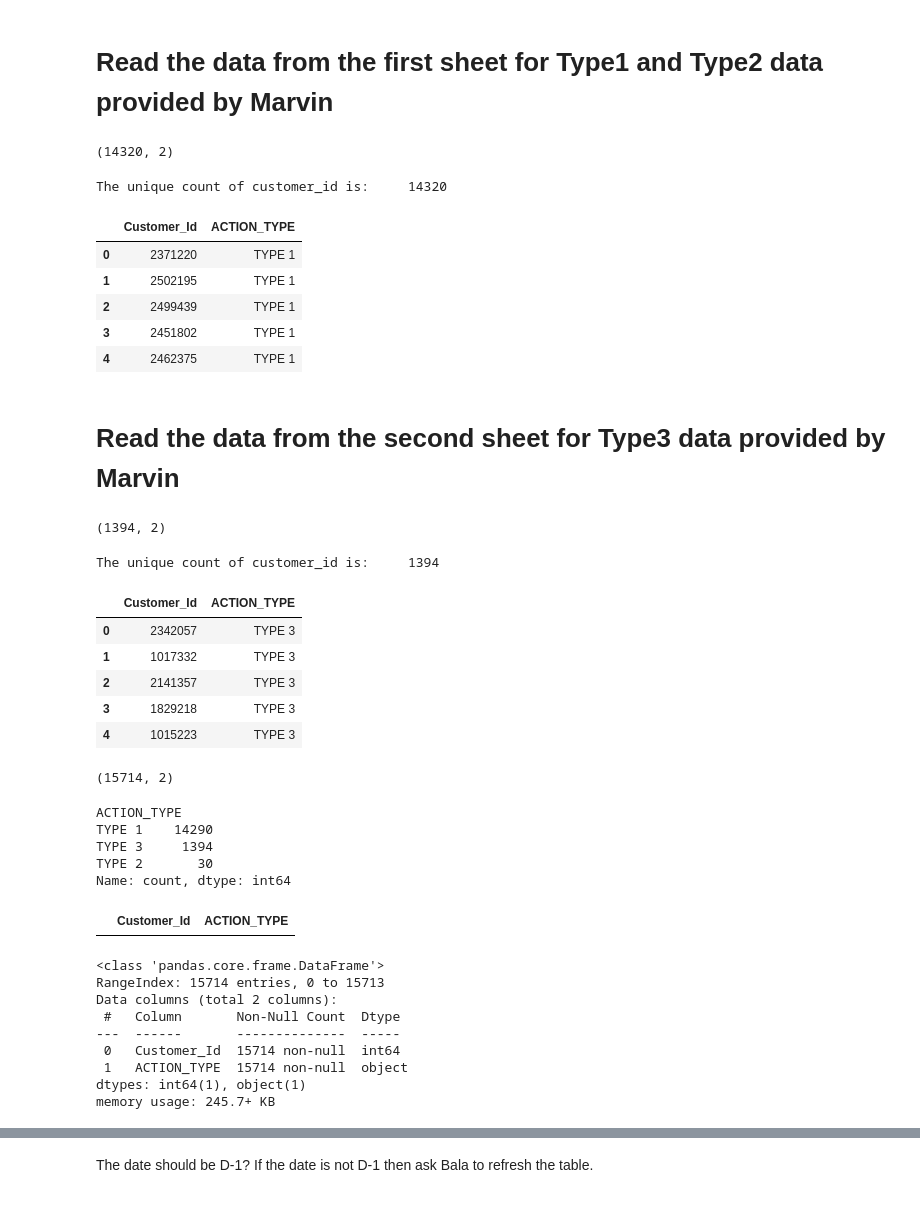
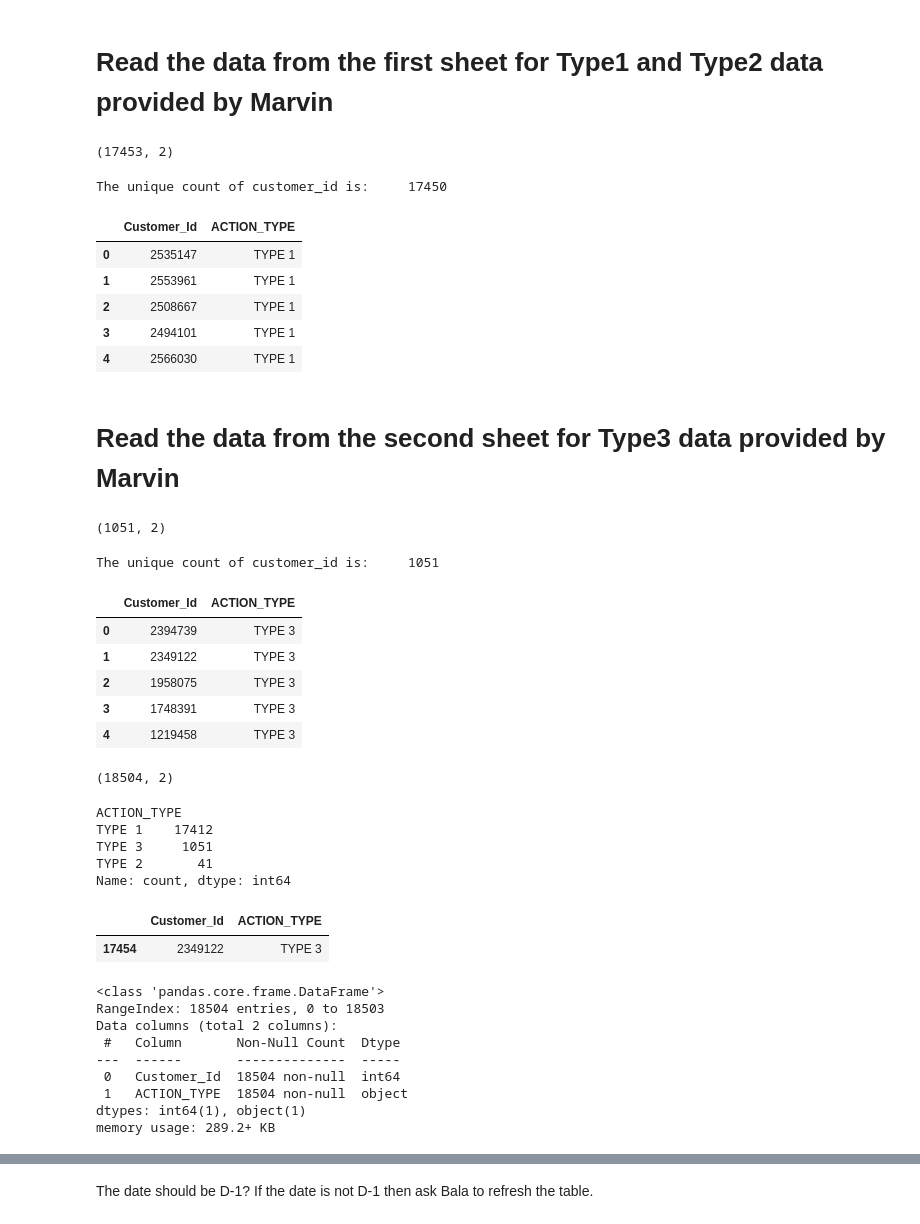
Before and after one commit to dchakroborti-tonik/TSA_Account_closure, a Jupyter notebook: July24&August24 Ongoing Batch/SecondNotification_files/TSA_Closure_Second_Notification.ipynb, the cells around one changed output, grey strips where cells are left out. Cells and saved outputs as stored; diff of their text form; code cells hidden in the pictures.

Commit message:
Created Second Notification data 20240904

```diff
--- a/July24&August24 Ongoing Batch/SecondNotification_files/TSA_Closure_Second_Notification.ipynb
+++ b/July24&August24 Ongoing Batch/SecondNotification_files/TSA_Closure_Second_Notification.ipynb
@@ -28,68 +28,69 @@ The date should show yesterday's date
 # %% [markdown]
 # Read the data from the first sheet for Type1 and Type2 data provided by Marvin
 # %%
-d1 = pd.read_excel(r"C:\Users\DwaipayanChakroborti\OneDrive - Tonik Financial Pte Ltd\MyStuff\Marvin\TSA Account Closure\May24&June24 Ongoing Batch\SecondNotification_files\Type 1 & 2.xlsx", sheet_name='Sheet1')
+d1 = pd.read_excel(r"C:\Users\DwaipayanChakroborti\OneDrive - Tonik Financial Pte Ltd\MyStuff\Marvin\TSA Account Closure\July24&August24 Ongoing Batch\SecondNotification_files\Type 1 & 2.xlsx", sheet_name='Sheet1')
 d1.shape
 # %% [output]
-(14320, 2)
+(17453, 2)
 # %%
 print(f"The unique count of customer_id is:\t{len(d1['Customer_Id'].unique())}")
 d1.head()
 # %% [output]
-The unique count of customer_id is:     14320
+The unique count of customer_id is:     17450
 |  | Customer_Id | ACTION_TYPE |
-| 0 | 2371220 | TYPE 1 |
-| 1 | 2502195 | TYPE 1 |
-| 2 | 2499439 | TYPE 1 |
-| 3 | 2451802 | TYPE 1 |
-| 4 | 2462375 | TYPE 1 |
+| 0 | 2535147 | TYPE 1 |
+| 1 | 2553961 | TYPE 1 |
+| 2 | 2508667 | TYPE 1 |
+| 3 | 2494101 | TYPE 1 |
+| 4 | 2566030 | TYPE 1 |
 # %% [markdown]
 # Read the data from the second sheet for Type3 data provided by Marvin
 # %%
-d2 = pd.read_excel(r"C:\Users\DwaipayanChakroborti\OneDrive - Tonik Financial Pte Ltd\MyStuff\Marvin\TSA Account Closure\May24&June24 Ongoing Batch\SecondNotification_files\Type 3.xlsx", sheet_name='Sheet1')
+d2 = pd.read_excel(r"C:\Users\DwaipayanChakroborti\OneDrive - Tonik Financial Pte Ltd\MyStuff\Marvin\TSA Account Closure\July24&August24 Ongoing Batch\SecondNotification_files\Type 3.xlsx", sheet_name='Sheet1')
 d2.shape
 # %% [output]
-(1394, 2)
+(1051, 2)
 # %%
 print(f"The unique count of customer_id is:\t{len(d2['Customer_Id'].unique())}")
 d2.head()
 # %% [output]
-The unique count of customer_id is:     1394
+The unique count of customer_id is:     1051
 |  | Customer_Id | ACTION_TYPE |
-| 0 | 2342057 | TYPE 3 |
-| 1 | 1017332 | TYPE 3 |
-| 2 | 2141357 | TYPE 3 |
-| 3 | 1829218 | TYPE 3 |
-| 4 | 1015223 | TYPE 3 |
+| 0 | 2394739 | TYPE 3 |
+| 1 | 2349122 | TYPE 3 |
+| 2 | 1958075 | TYPE 3 |
+| 3 | 1748391 | TYPE 3 |
+| 4 | 1219458 | TYPE 3 |
 # %%
 result = pd.concat([d1, d2], axis=0, ignore_index=True)
 result.shape
 # %% [output]
-(15714, 2)
+(18504, 2)
 # %%
 result.ACTION_TYPE.value_counts()
 # %% [output]
 ACTION_TYPE
-TYPE 1    14290
-TYPE 3     1394
-TYPE 2       30
+TYPE 1    17412
+TYPE 3     1051
+TYPE 2       41
 Name: count, dtype: int64
 # %%
-result[result['Customer_Id'] == '2256481']
+result[result['Customer_Id'] == '2349122']
 # %% [output]
 |  | Customer_Id | ACTION_TYPE |
+| 17454 | 2349122 | TYPE 3 |
 # %%
 result.info()
 # %% [output]
 <class 'pandas.core.frame.DataFrame'>
-RangeIndex: 15714 entries, 0 to 15713
+RangeIndex: 18504 entries, 0 to 18503
 Data columns (total 2 columns):
  #   Column       Non-Null Count  Dtype
 ---  ------       --------------  -----
- 0   Customer_Id  15714 non-null  int64
- 1   ACTION_TYPE  15714 non-null  object
+ 0   Customer_Id  18504 non-null  int64
+ 1   ACTION_TYPE  18504 non-null  object
 dtypes: int64(1), object(1)
-memory usage: 245.7+ KB
+memory usage: 289.2+ KB
 # %%
 result['Customer_Id'] = result['Customer_Id'].astype(str)
 result.info()
```
Also changed, not shown: parts of 10 cells of this notebook.
